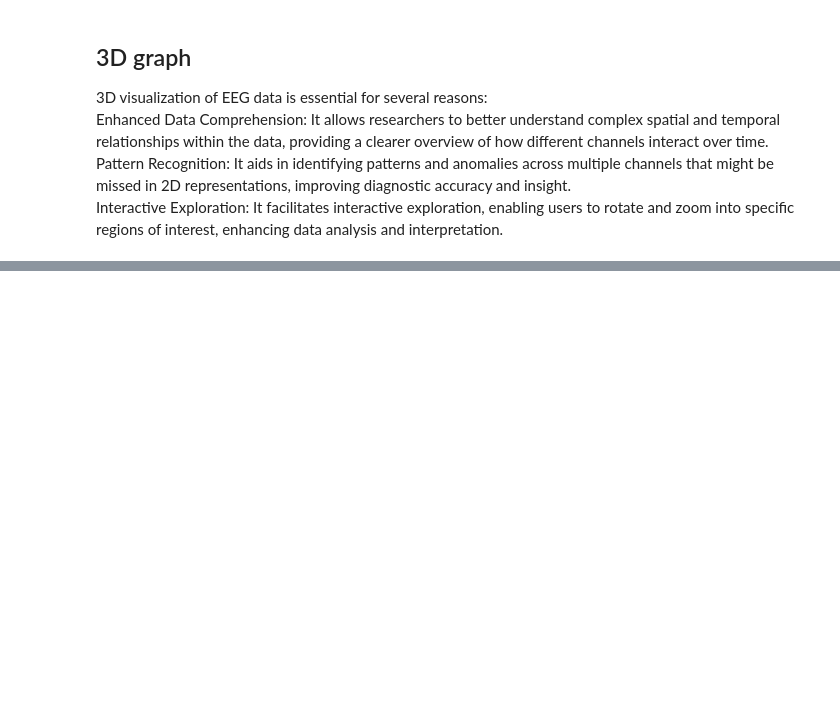
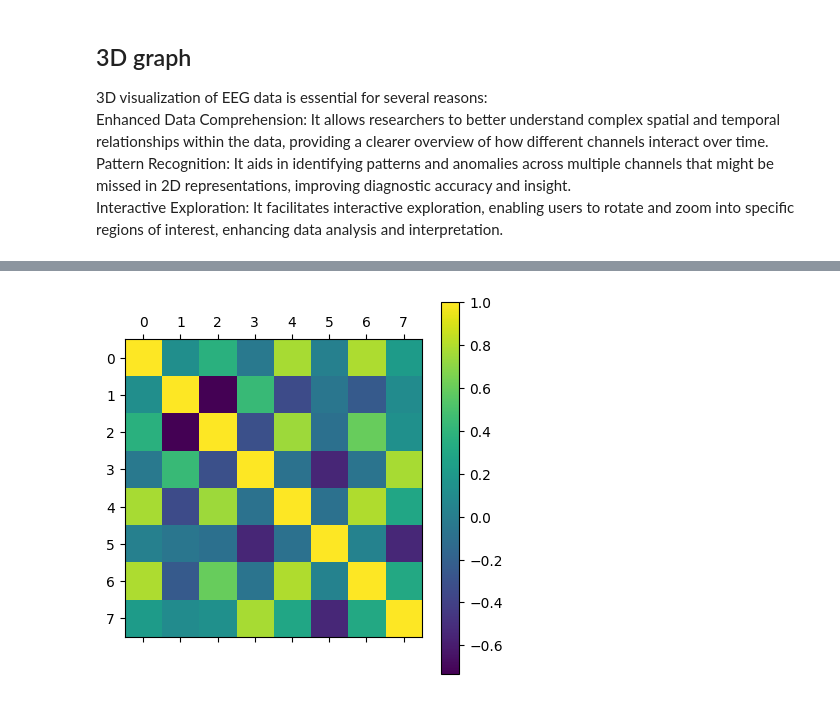
Before and after one commit to nargesyaghoubi/NeuroSignal, a Jupyter notebook: Visualisation.ipynb, the cells around one changed output, grey strips where cells are left out. Cells and saved outputs as stored; diff of their text form; code cells hidden in the pictures; blank space fills up the shorter version.

```diff
--- a/Visualisation.ipynb
+++ b/Visualisation.ipynb
@@ -190,0 +260,7 @@ Interactive Exploration: It facilitates interactive exploration, enabling users
+# %%
+
+plt.matshow(eeg_data_filtered.corr())
+plt.colorbar()
+plt.show()
+# %% [output]
+[figure, added]
```
Also changed, not shown: parts of 2 cells of this notebook.
